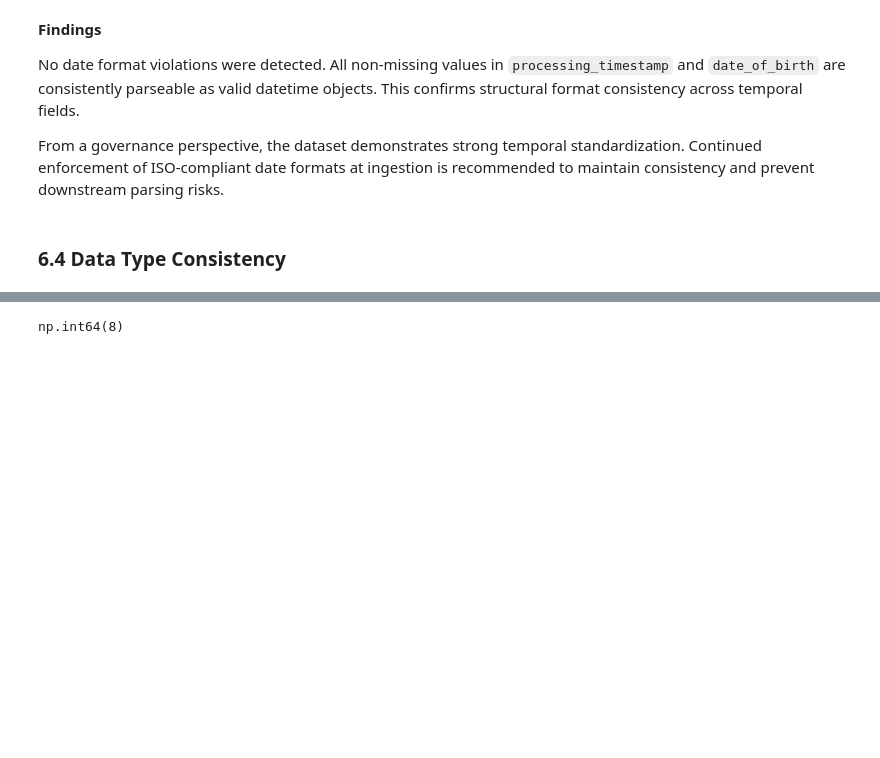
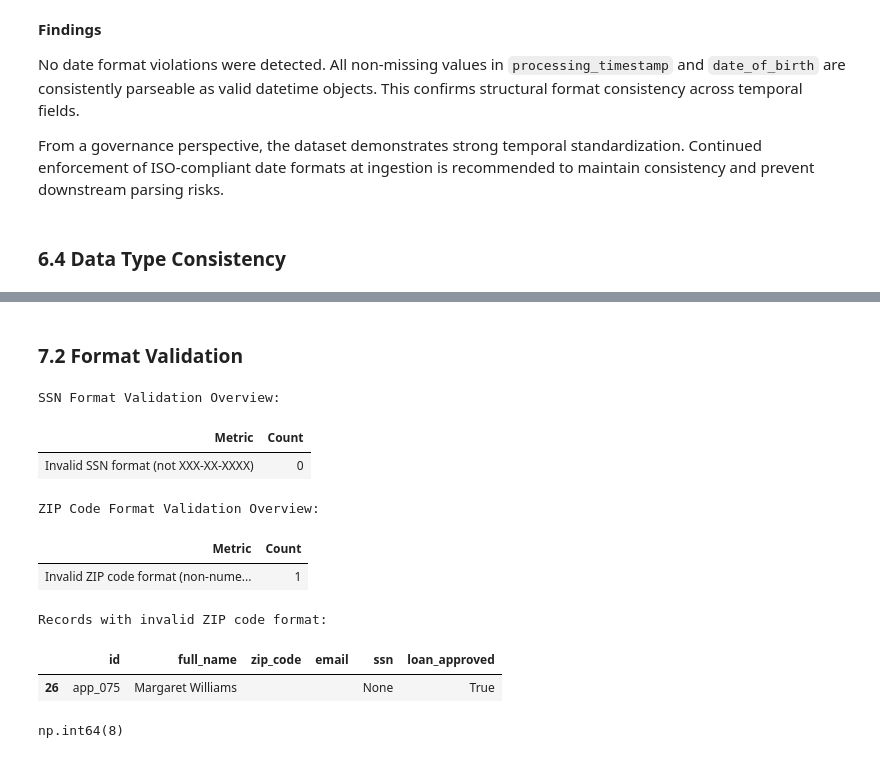
Before and after one commit to mchlkan/dego-2606-group3, a Jupyter notebook: notebooks/01-data-quality.ipynb, the cells around one changed output, grey strips where cells are left out. Saved outputs shown, nothing was run; the diff lists cells and outputs as text; code cells hidden in the pictures; blank space fills up the shorter version.

```diff
--- a/notebooks/01-data-quality.ipynb
+++ b/notebooks/01-data-quality.ipynb
@@ -773,3 +834,61 @@ np.int64(1)
+# %% [markdown]
+### 7.2 Format Validation
+# %%
+# Validate that SSN values follow the required XXX-XX-XXXX format
+import re
+
+invalid_ssn = df["ssn"].dropna().apply(
+    lambda x: not bool(re.fullmatch(r"\d{3}-\d{2}-\d{4}", str(x)))
+).sum()
+
+ssn_format_validation_overview = pd.DataFrame({
+    "Metric": ["Invalid SSN format (not XXX-XX-XXXX)"],
+    "Count": [invalid_ssn]
+})
+
+print("SSN Format Validation Overview:")
+display(ssn_format_validation_overview.style.hide(axis="index"))
+# %% [output]
+SSN Format Validation Overview:
+| Metric | Count |
+| Invalid SSN format (not XXX-XX-XXXX) | 0 |
+# %%
+# Validate that ZIP codes contain only numeric characters
+invalid_zip = df["zip_code"].dropna().apply(
+    lambda x: not str(x).isdigit()
+).sum()
+
+zip_format_validation_overview = pd.DataFrame({
+    "Metric": ["Invalid ZIP code format (non-numeric characters)"],
+    "Count": [invalid_zip]
+})
+
+print("ZIP Code Format Validation Overview:")
+display(zip_format_validation_overview.style.hide(axis="index"))
+# %% [output]
+ZIP Code Format Validation Overview:
+| Metric | Count |
+| Invalid ZIP code format (non-nume... | 1 |
+# %%
+# Identify record with invalid ZIP code format
+invalid_zip_records = df[
+    df["zip_code"].notna() &
+    (~df["zip_code"].astype(str).str.isdigit())
+][[
+    "id",
+    "full_name",
+    "zip_code",
+    "email",
+    "ssn",
+    "loan_approved"
+]]
+
+print("Records with invalid ZIP code format:")
+display(invalid_zip_records)
+# %% [output]
+Records with invalid ZIP code format:
+|  | id | full_name | zip_code | email | ssn | loan_approved |
+| 26 | app_075 | Margaret Williams |  |  | None | True |
 # %%
 # Validate that email values contain the required "@" symbol
 invalid_email = df["email"].dropna().apply(
```
Also changed, not shown: parts of 28 cells of this notebook.
